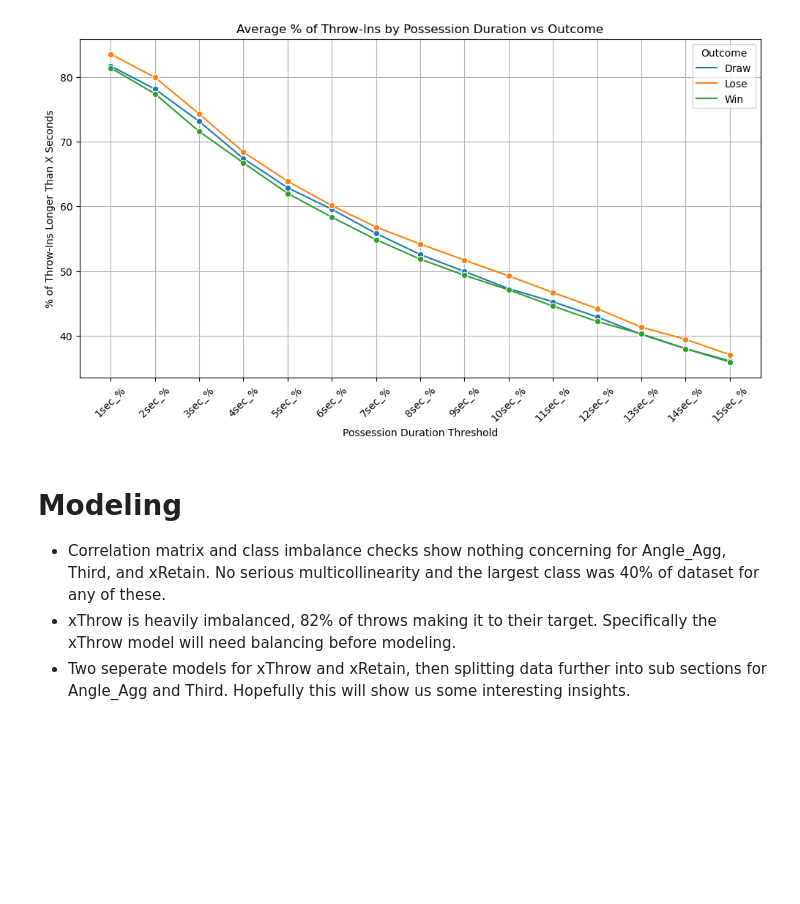
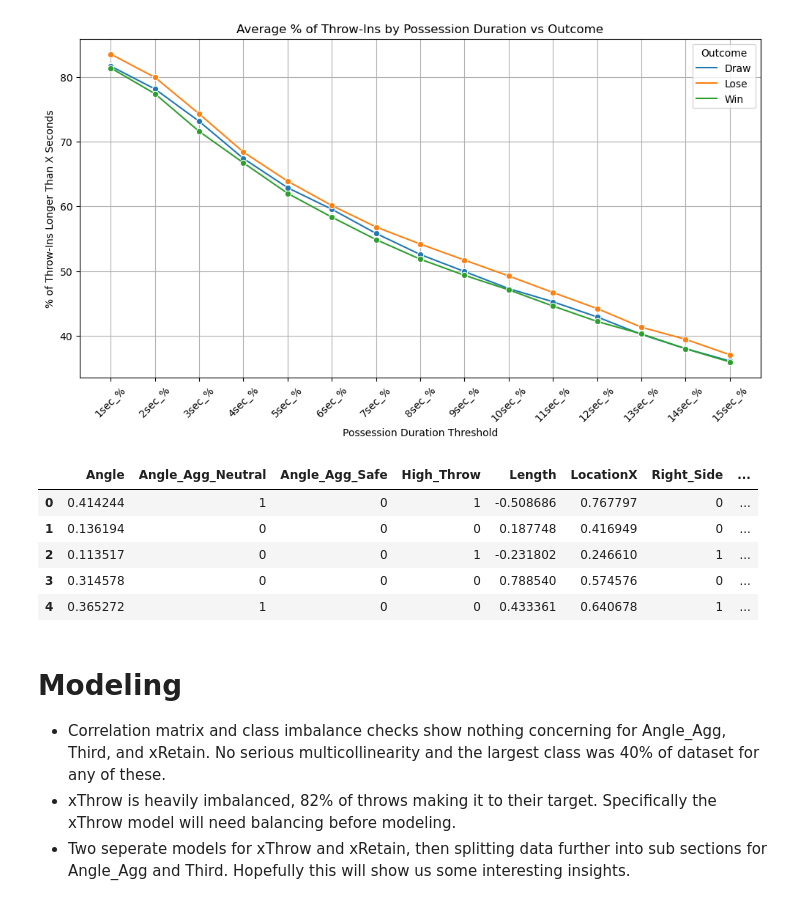
Before and after one commit to hwillif/Throw-in-Project, a Jupyter notebook: Throw-in Project - Jimenez.ipynb, the cells around one changed output. Saved outputs shown, nothing was run; the diff lists cells and outputs as text; code cells hidden in the pictures; blank space fills up the shorter version.

```diff
--- a/Throw-in Project - Jimenez.ipynb
+++ b/Throw-in Project - Jimenez.ipynb
@@ -534,6 +542,22 @@ plt.grid(True)
 plt.show()
 # %% [output]
 [figure]
+# %%
+# Remove columns only needed for feature engineering
+Throws = Throws.drop(columns=['Location',
+                              'Outcome',
+                              'Possession_Time',
+                              'Match',
+                              'Team'
+                              ])
+Throws.head() # quick display
+# %% [output]
+|  | Angle | Angle_Agg_Neutral | Angle_Agg_Safe | High_Throw | Length | LocationX | Right_Side | ... |
+| 0 | 0.414244 | 1 | 0 | 1 | -0.508686 | 0.767797 | 0 | ... |
+| 1 | 0.136194 | 0 | 0 | 0 | 0.187748 | 0.416949 | 0 | ... |
+| 2 | 0.113517 | 0 | 0 | 1 | -0.231802 | 0.246610 | 1 | ... |
+| 3 | 0.314578 | 0 | 0 | 0 | 0.788540 | 0.574576 | 0 | ... |
+| 4 | 0.365272 | 1 | 0 | 0 | 0.433361 | 0.640678 | 1 | ... |
 # %% [markdown]
 # Modeling
 - Correlation matrix and class imbalance checks show nothing concerning for Angle_Agg, Third, and xRetain. No serious multicollinearity and the largest class was 40% of dataset for any of these.
```
Also changed, not shown: parts of 7 cells of this notebook.
